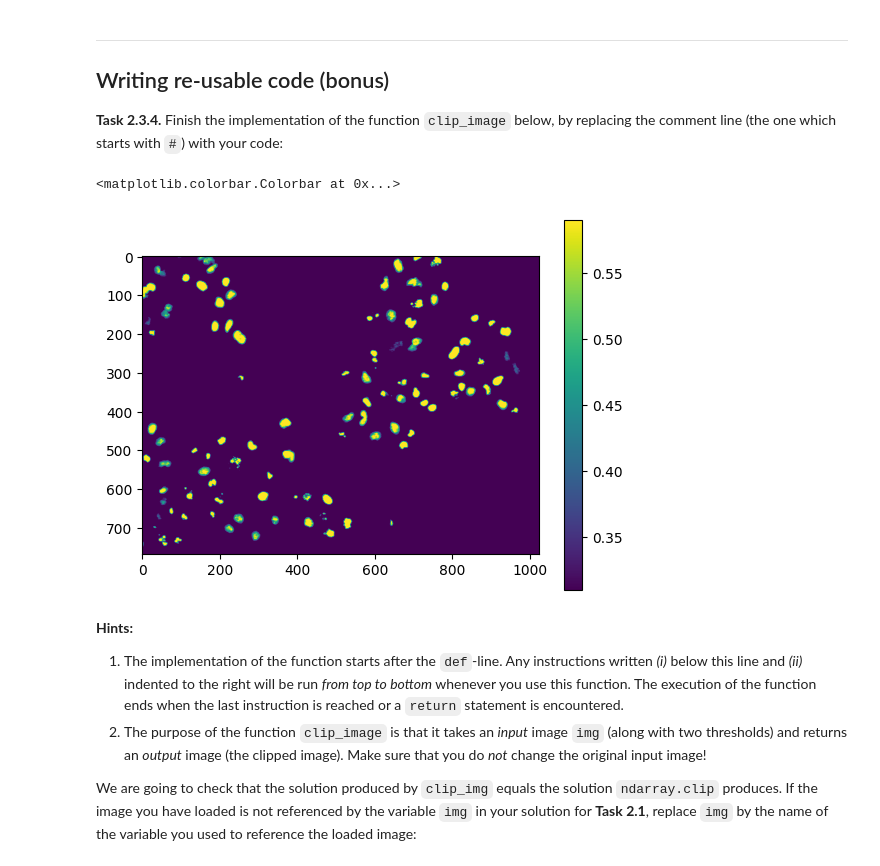
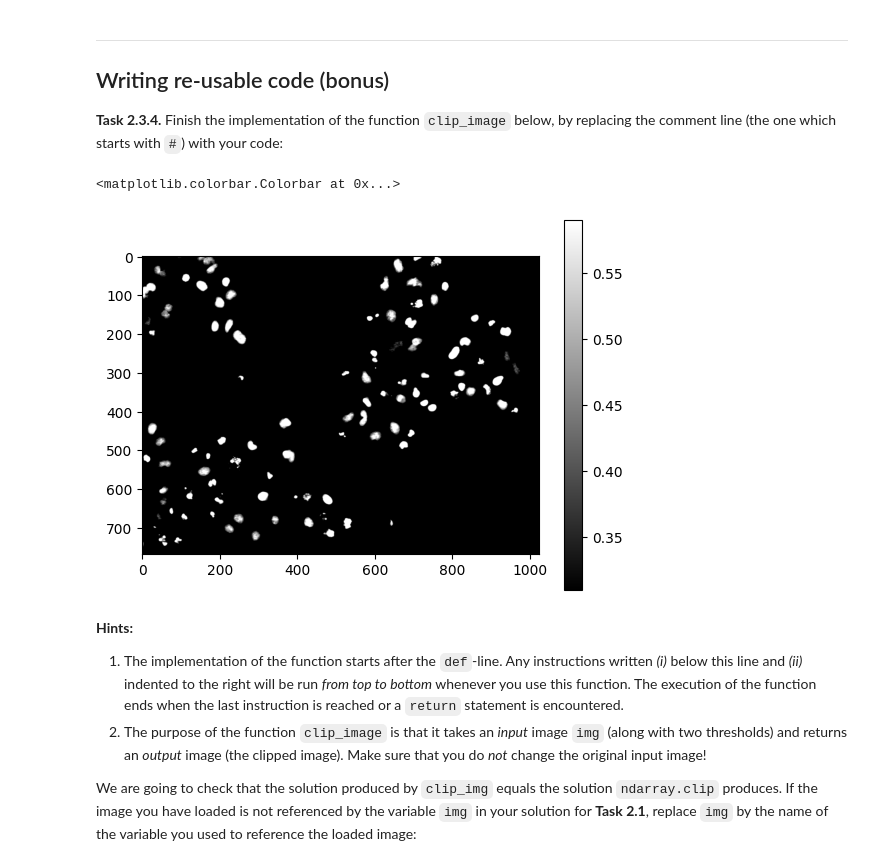
Before and after one commit to kathrinkreischer/mobi-fs3-python, a Jupyter notebook: task2.ipynb, the cells around one changed output. Cells and saved outputs as stored; diff of their text form; code cells hidden in the pictures.

```diff
--- a/task2.ipynb
+++ b/task2.ipynb
@@ -99,20 +99,20 @@ plt.colorbar()
 # %%
 def clip_image(img, T1, T2):
     imgc = img.copy()
     for p in numpy.ndindex(img.shape):
         if imgc[p] < T1:
             imgc[p] = T1
         elif imgc[p] > T2:
             imgc[p]=T2
         else:
             imgc[p]
     return imgc
 img4=clip_image(img, T1, T2)
-plt.imshow(img4)
+plt.imshow(img4, 'gray')
 plt.colorbar()
 # %% [output]
 <matplotlib.colorbar.Colorbar at 0x...>
-[figure, old version]
+[figure, new version]
 # %% [markdown]
 **Hints:**
 1. The implementation of the function starts after the `def`-line. Any instructions written *(i)* below this line and *(ii)* indented to the right will be run *from top to bottom* whenever you use this function. The execution of the function ends when the last instruction is reached or a `return` statement is encountered.
```
Also changed, not shown: parts of 4 cells of this notebook.
